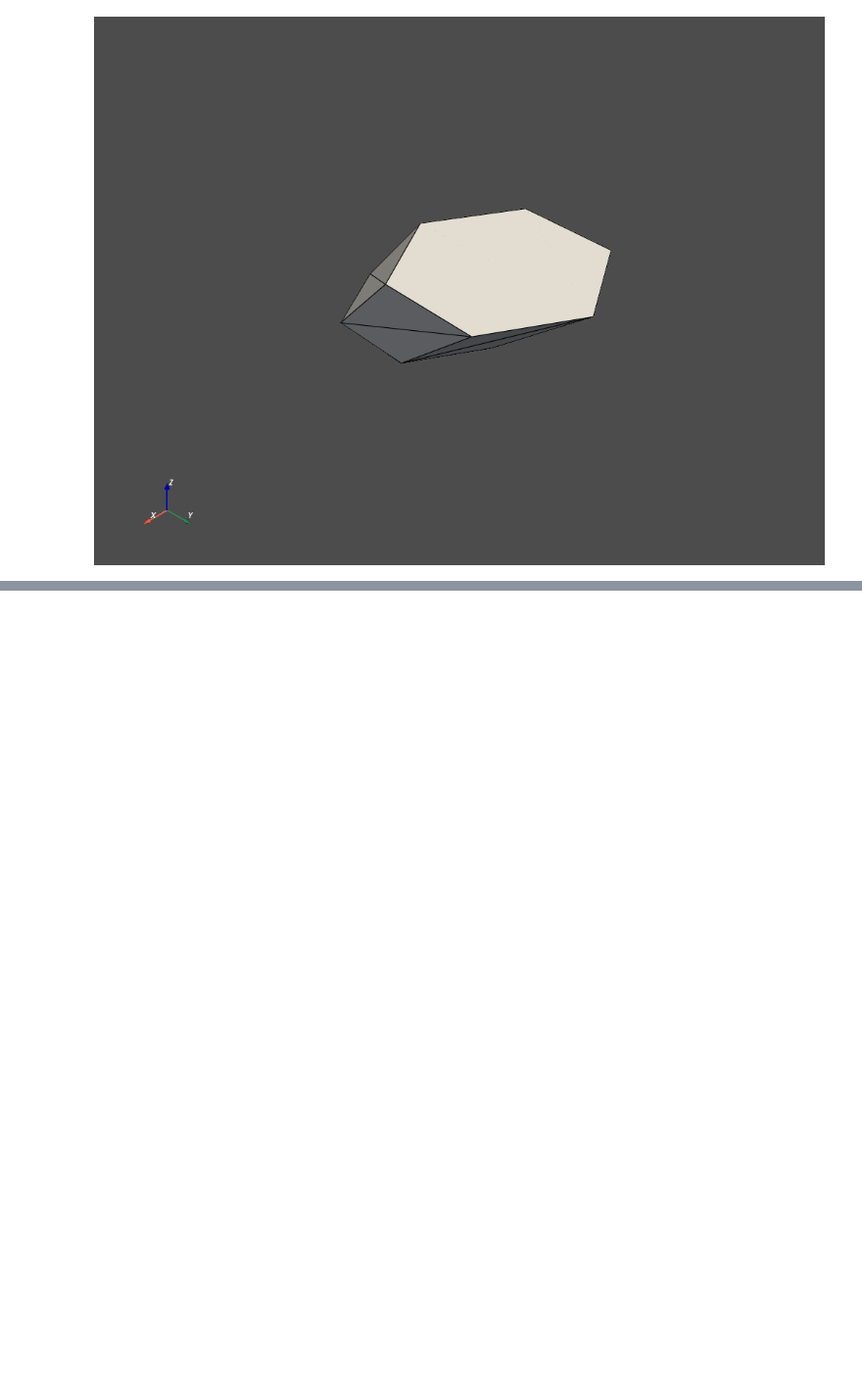
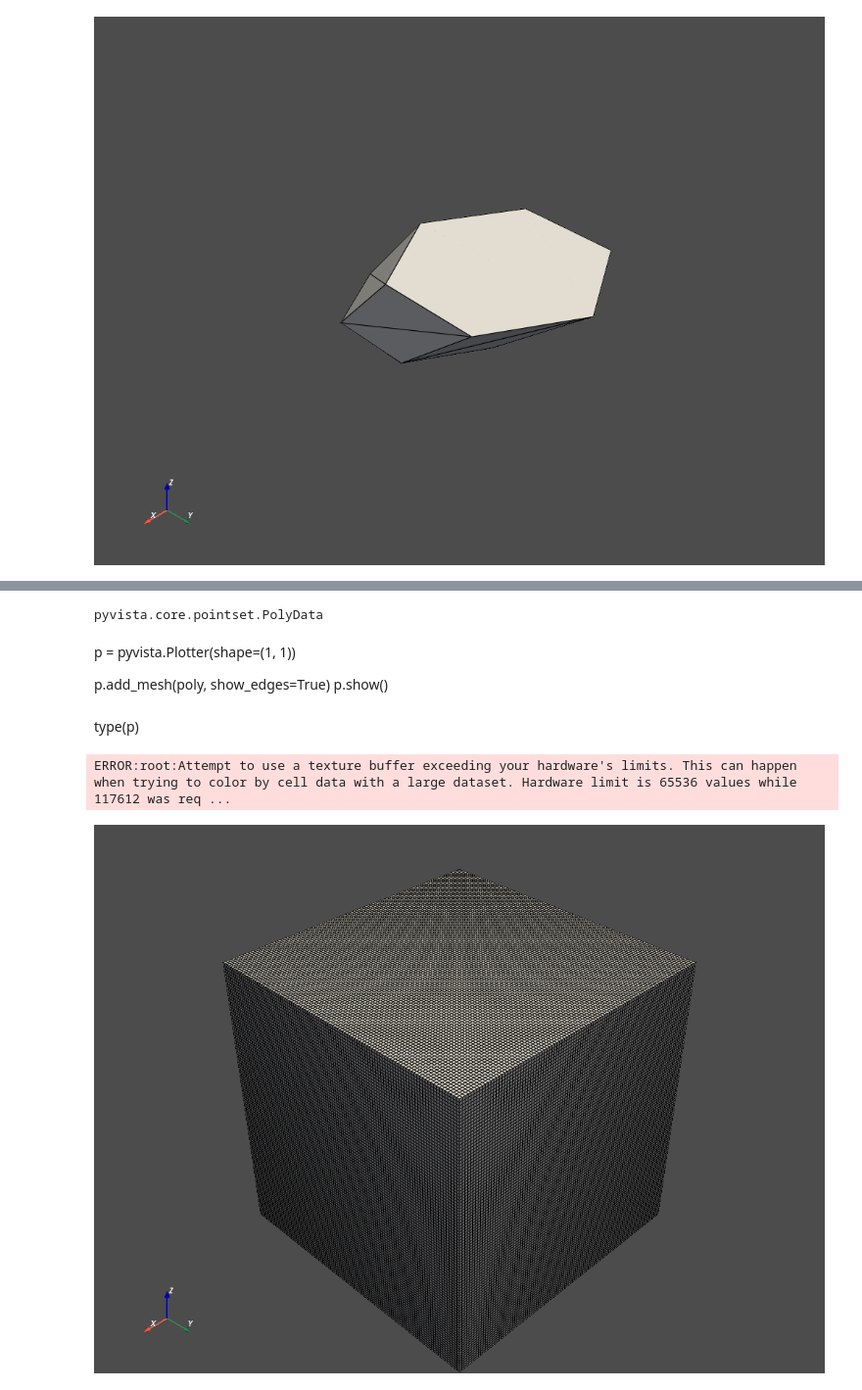
Before and after one commit to kaufmanno/GSDMA_2021, a Jupyter notebook: docs/source/examples/basic/test 1.ipynb, the cells around one changed output, grey strips where cells are left out. Shown at 98% size. Saved outputs shown, nothing was run; the diff lists cells and outputs as text; code cells hidden in the pictures; blank space fills up the shorter version.

```diff
--- a/docs/source/examples/basic/test 1.ipynb
+++ b/docs/source/examples/basic/test 1.ipynb
@@ -41,0 +108,20 @@ volumebis.plot()
+# %%
+type(surf)
+# %% [output]
+pyvista.core.pointset.PolyData
+# %% [markdown]
+p = pyvista.Plotter(shape=(1, 1))
+
+p.add_mesh(poly, show_edges=True)
+p.show()
+# %% [markdown]
+type(p)
+# %%
+grid = pyvista.UniformGrid()
+grid.dimensions = (100,100,100)
+grid.origin =(0,0,0)
+grid.spacing = (1, 1, 1)
+grid.plot(show_edges=True)
+# %% [output]
+ERROR:root:Attempt to use a texture buffer exceeding your hardware's limits. This can happen when trying to color by cell data with a large dataset. Hardware limit is 65536 values while 117612 was req ...
+[figure, added]
```
Also changed, not shown: parts of 55 cells of this notebook.
